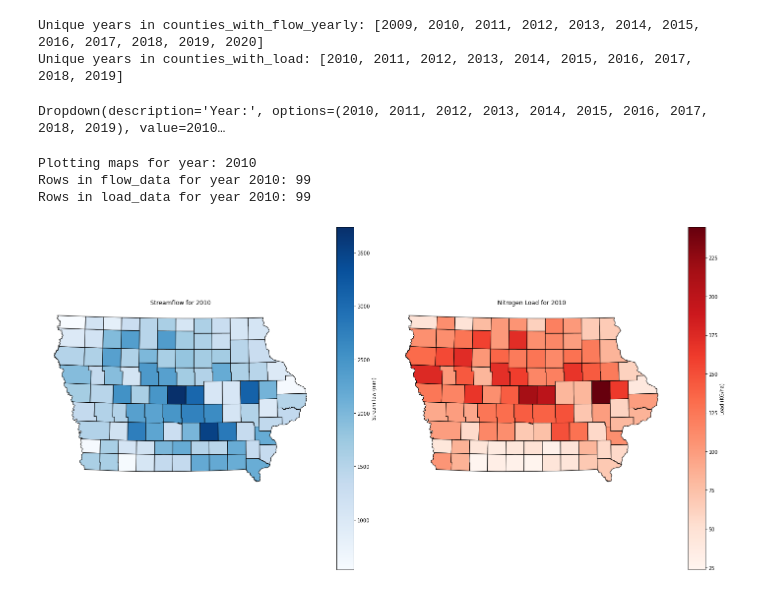
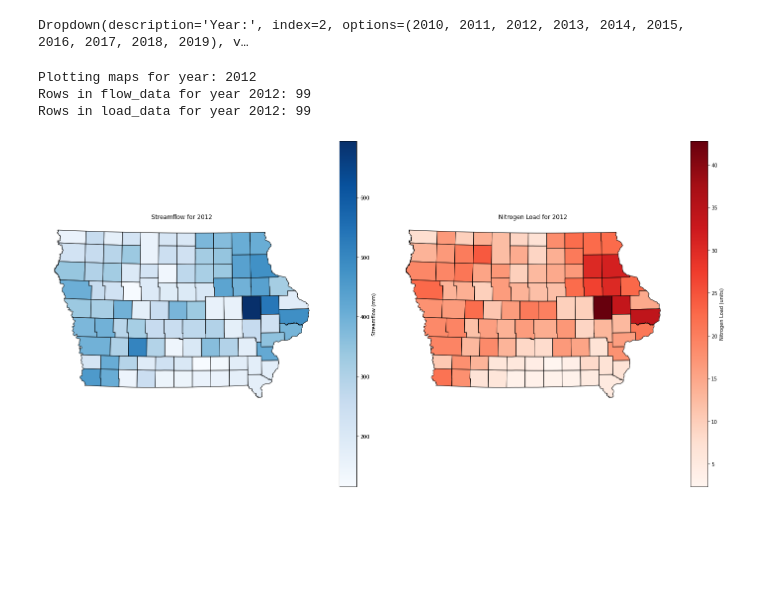
Before and after one commit to researchsam/Nitrogen_load_dashboard, a Jupyter notebook: git_note.ipynb, the cells around one changed output. Saved outputs shown, nothing was run; the diff lists cells and outputs as text; code cells hidden in the pictures; blank space fills up the shorter version.

Commit message:
Force plot refresh with plt.close to fix year updating in Binder

```diff
--- a/git_note.ipynb
+++ b/git_note.ipynb
@@ -72,40 +72,39 @@ def plot_maps(year):
     # Create a figure with two subplots side by side
     fig, (ax1, ax2) = plt.subplots(1, 2, figsize=(20, 10))
 
     # Plot Streamflow map on the left
     flow_data.plot(ax=ax1, column='total_streamflow', cmap='Blues', legend=True,
                    edgecolor='black', legend_kwds={'label': "Streamflow (mm)"})
-    ax1.set_title(f'Streamflow for {year}')
+    ax1.set_title(f'Streamflow for {year}')  # Ensure title matches selected year
     ax1.set_axis_off()
 
     # Plot Load map on the right
     load_data.plot(ax=ax2, column='loading_kgha', cmap='Reds', legend=True,
-                   edgecolor='black', legend_kwds={'label': "Load (KG/ha)"})
-    ax2.set_title(f'Nitrogen Load for {year}')
+                   edgecolor='black', legend_kwds={'label': "Nitrogen Load (units)"})
+    ax2.set_title(f'Nitrogen Load for {year}')  # Ensure title matches selected year
     ax2.set_axis_off()
 
     plt.tight_layout()
     plt.show()
+    plt.close(fig)  # Force close the figure to prevent overlap with old plots
 
 def on_value_change(change):
     """
     Handler function for when the year widget selection changes.
     """
     clear_output(wait=True)
     display(year_widget)
     plot_maps(change['new'])
 
 # Bind the handler to the widget
 year_widget.observe(on_value_change, names='value')
 
 # Display the initial setup
 display(year_widget)
 plot_maps(year_widget.value)
 # %% [output]
-Unique years in counties_with_flow_yearly: [2009, 2010, 2011, 2012, 2013, 2014, 2015, 2016, 2017, 2018, 2019, 2020]
-Unique years in counties_with_load: [2010, 2011, 2012, 2013, 2014, 2015, 2016, 2017, 2018, 2019]
+Dropdown(description='Year:', index=2, options=(2010, 2011, 2012, 2013, 2014, 2015, 2016, 2017, 2018, 2019), v…
-Dropdown(description='Year:', options=(2010, 2011, 2012, 2013, 2014, 2015, 2016, 2017, 2018, 2019), value=2010…
+Plotting maps for year: 2012
+Rows in flow_data for year 2012: 99
+Rows in load_data for year 2012: 99
-Plotting maps for year: 2010
-Rows in flow_data for year 2010: 99
-Rows in load_data for year 2010: 99
-[figure, old version]
+[figure, new version]
```
